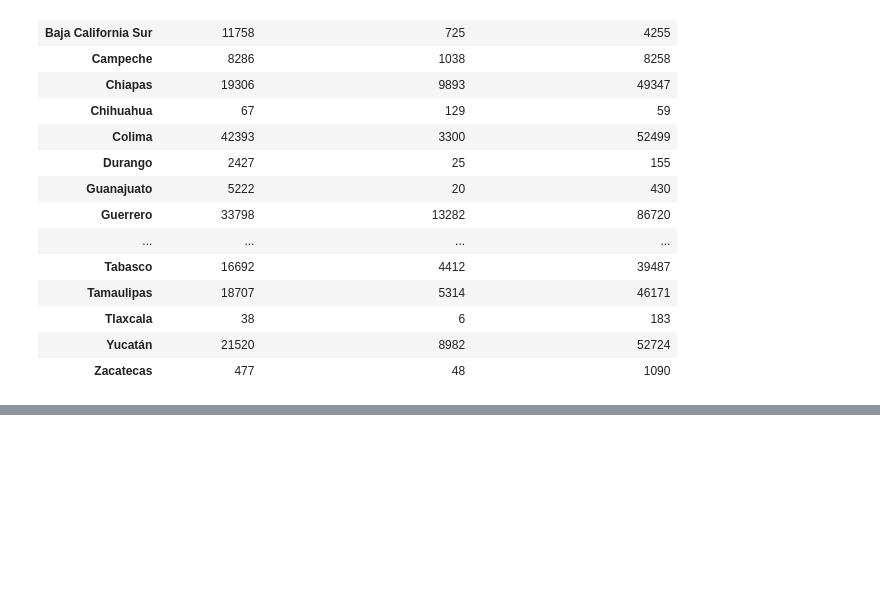
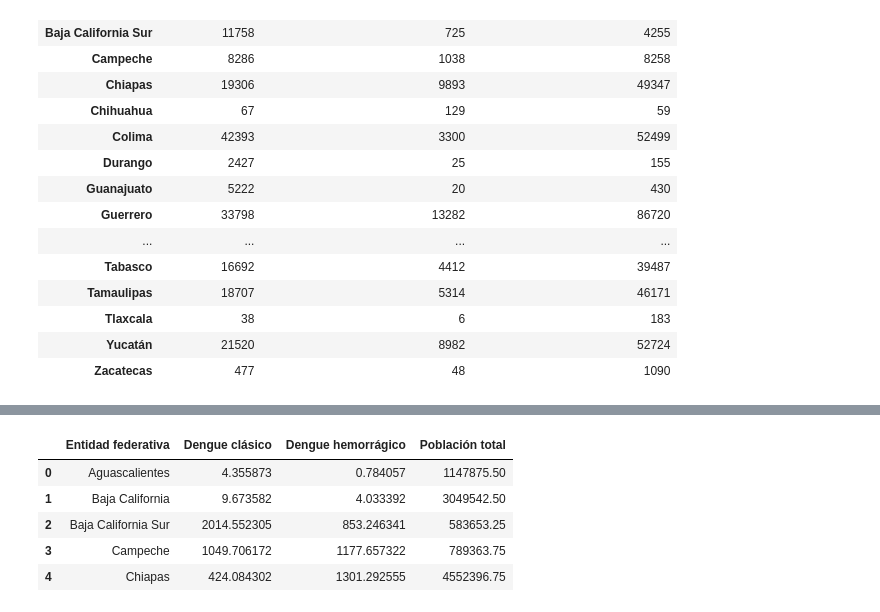
Before and after one commit to pcorner10/denguetemp2022, a Jupyter notebook: dengueTemperatura.ipynb, the cells around one changed output, grey strips where cells are left out. Cells and saved outputs as stored; diff of their text form; code cells hidden in the pictures; blank space fills up the shorter version.

```diff
--- a/dengueTemperatura.ipynb
+++ b/dengueTemperatura.ipynb
@@ -460,0 +479,2 @@ df.groupby("estado").agg({
+# %%
+df.rename(columns={"estado":"Entidad federativa"}, inplace=True)
@@ -460,0 +507,12 @@ df.groupby("estado").agg({
+# %%
+graph1 = pd.merge(df1_graph1, df2_graph1, on="Entidad federativa")
+graph1["Dengue clásico"] = graph1["Dengue clásico"]/graph1["Población total"]*100000
+graph1["Dengue hemorrágico"] = graph1["Dengue hemorrágico"]/graph1["Población total"]*100000
+graph1.head()
+# %% [output]
+|  | Entidad federativa | Dengue clásico | Dengue hemorrágico | Población total |
+| 0 | Aguascalientes | 4.355873 | 0.784057 | 1147875.50 |
+| 1 | Baja California | 9.673582 | 4.033392 | 3049542.50 |
+| 2 | Baja California Sur | 2014.552305 | 853.246341 | 583653.25 |
+| 3 | Campeche | 1049.706172 | 1177.657322 | 789363.75 |
+| 4 | Chiapas | 424.084302 | 1301.292555 | 4552396.75 |
```
Also changed, not shown: parts of 6 cells of this notebook.
